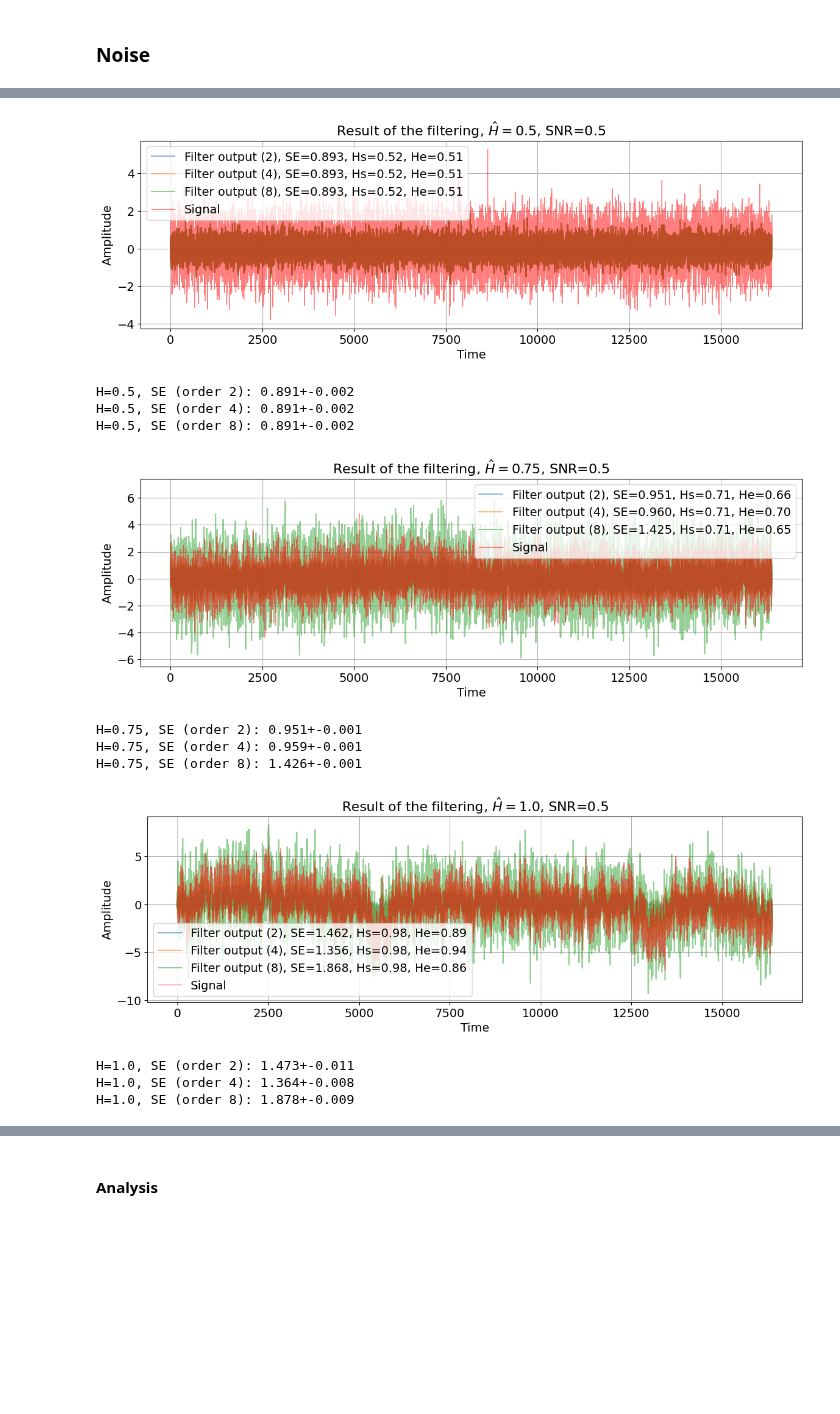
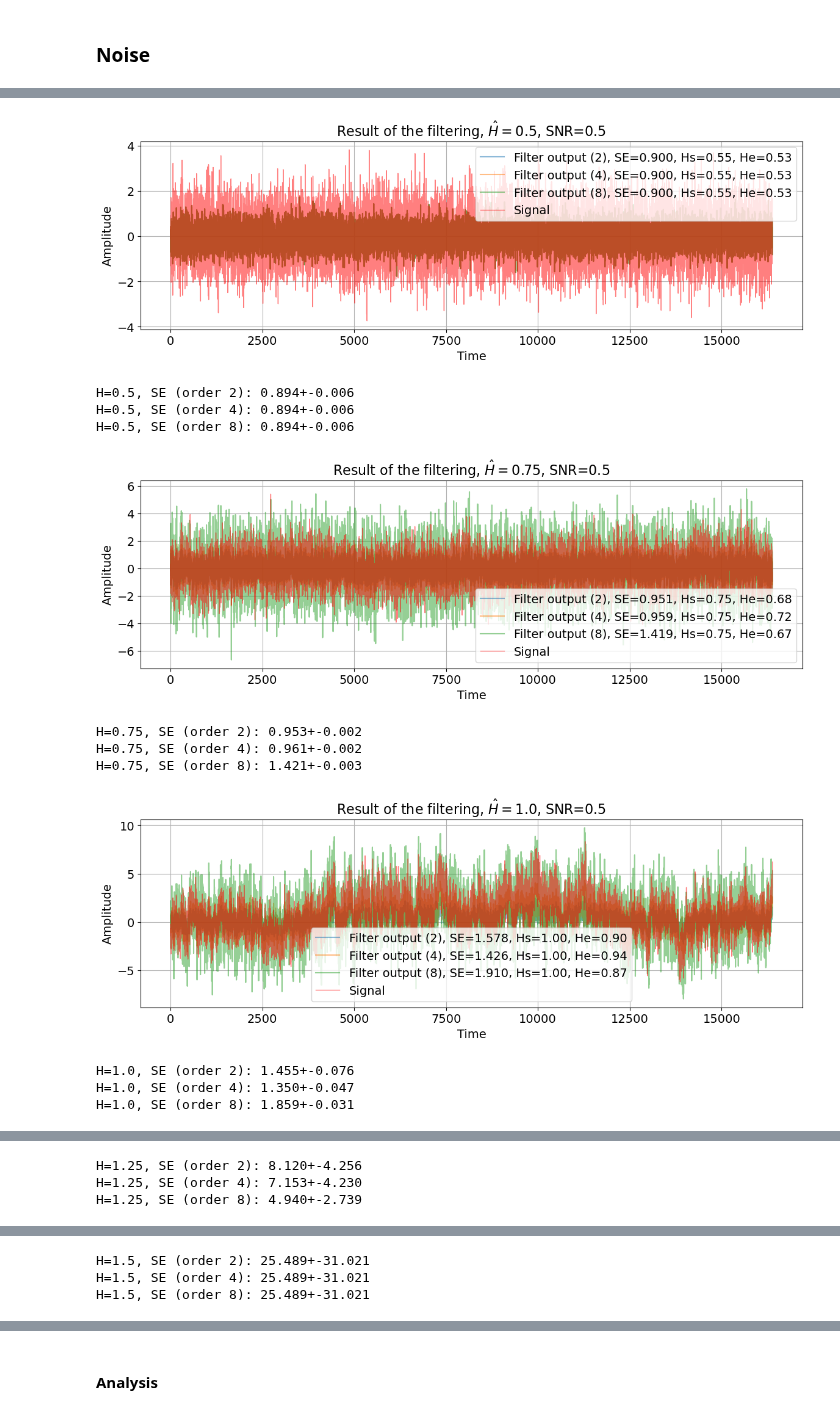
Before and after one commit to Digiratory/FluctuationAnalysisTools, a Jupyter notebook: research/kalman_filter/kalman-kasdin.ipynb, the cells around one changed output, grey strips where cells are left out. Drawn from its saved outputs; the diff is of its cells as text; code cells hidden in the pictures; blank space fills up the shorter version.

```diff
--- a/research/kalman_filter/kalman-kasdin.ipynb
+++ b/research/kalman_filter/kalman-kasdin.ipynb
@@ -93,7 +95,7 @@ test_df = pd.DataFrame(
 # %%
 s = TRJ_LEN
 for h in H_LIST:
-    for _ in range(15):
+    for _ in tqdm(range(15)):
         signal = get_signal(h, TRJ_LEN, s)
         h_signal = get_extra_h_dfa(signal)
         test_df.loc[len(test_df)] = [
@@ -140,7 +142,9 @@ plt.show()
 s = TRJ_LEN
 h = 0.8
 generated_signal = get_signal(h, TRJ_LEN, s)
-gaps_signal, gaps = add_poisson_gaps(generated_signal, 0.2, 2.0)
+gap_rate = 0.2
+length_rate = 2.0
+gaps_signal, gaps = add_poisson_gaps(generated_signal, gap_rate, length_rate)
 
 plt.figure(figsize=(16, 12))
 plt.subplot(2, 2, 1)
@@ -206,7 +210,8 @@ metrics_df = pd.DataFrame(
         "signal_len",
         "s",
         "r",
-        "Gaps",
+        "gap_rate",
+        "length_rate",
         "SE",
     ]
 )
@@ -217,8 +222,10 @@ axis_fontsize = 14
 label_fontsize = 14
 legend_fontsize = 14
 title_fontsize = 16
-n = 2
-for h in H_LIST[0:3]:
+n = 1
+gap_rate = 0.2
+length_rate = 2.0
+for h in H_LIST[0:9]:
     se_dict = {}
     for r in get_r_list():
         se_dict[r] = []
@@ -227,17 +234,16 @@ for h in H_LIST[0:3]:
         signal = get_signal(h, TRJ_LEN, s, normalize=False)
         if i == 0:
             plt.figure(figsize=(14, 4))
-        snr = 0.5
         new_signal = signal
         if get_extra_h_dfa(signal) > 1.5:
             new_signal = np.diff(signal)
-        noisy_signal, noise = add_noise(new_signal, ratio=snr)
+        gaps_signal, _ = add_poisson_gaps(generated_signal, gap_rate, length_rate)
 
         r_list = get_r_list()
         h_s = get_extra_h_dfa(signal)
         for r in r_list:
             estimated_signal = apply_kalman_filter(
-                new_signal, noisy_signal, h, r, noise
+                new_signal, gaps_signal, h, r
             )
             if get_extra_h_dfa(signal) > 1.5:
                 estimated_signal = np.cumsum(estimated_signal)
@@ -260,7 +266,8 @@ for h in H_LIST[0:3]:
                 len(signal),
                 s,
                 r,
-                snr,
+                gap_rate,
+                length_rate,
                 se,
             ]
 
@@ -278,7 +285,7 @@ for h in H_LIST[0:3]:
             plt.legend(fontsize=legend_fontsize)
             plt.tick_params(labelsize=label_fontsize)
             plt.title(
-                f"Result of the filtering, $\\hat{{H}}=${h}, SNR={snr}",
+                f"Result of the filtering, $\\hat{{H}}=${h}, gaps length rate={length_rate}",
                 fontdict={"fontsize": title_fontsize},
             )
             plt.grid(True)
@@ -370,8 +444,9 @@ axis_fontsize = 14
 label_fontsize = 14
 legend_fontsize = 14
 title_fontsize = 16
-n = 2
-for h in H_LIST[0:3]:
+snr = 0.5
+n = 5
+for h in H_LIST:
     se_dict = {}
     for r in get_r_list():
         se_dict[r] = []
@@ -380,21 +455,15 @@ for h in H_LIST[0:3]:
         signal = get_signal(h, TRJ_LEN, s, normalize=False)
         if i == 0:
             plt.figure(figsize=(14, 4))
-        snr = 0.5
-        new_signal = signal
-        if get_extra_h_dfa(signal) > 1.5:
-            new_signal = np.diff(signal)
-        noisy_signal, noise = add_noise(new_signal, ratio=snr)
-
+        adjusted_signal, applied_steps = adjust_hurst_to_range(signal)
+        noisy_signal, noise = add_noise(adjusted_signal, ratio=snr)
         r_list = get_r_list()
         h_s = get_extra_h_dfa(signal)
         for r in r_list:
             estimated_signal = apply_kalman_filter(
-                new_signal, noisy_signal, h, r, noise
+                adjusted_signal, noisy_signal, h, r, noise
             )
-            if get_extra_h_dfa(signal) > 1.5:
-                estimated_signal = np.cumsum(estimated_signal)
-
+            estimated_signal = reverse_hurst_adjustment(estimated_signal, applied_steps)
             se = np.nanstd(signal[0 : len(estimated_signal)] - estimated_signal)
             se_dict[r].append(se)
 
@@ -413,42 +482,42 @@ for h in H_LIST[0:3]:
                 len(signal),
                 s,
                 r,
                 snr,
                 se,
             ]
 
         if i == 0:
             plt.plot(
                 signal,
                 label="Signal",
                 color="red",
                 alpha=0.5,
                 linewidth=1,
             )
             plt.xlabel("Time", fontsize=axis_fontsize)
             plt.ylabel("Amplitude", fontsize=axis_fontsize)
             # plt.xlim(2000, 2100)
             plt.legend(fontsize=legend_fontsize)
             plt.tick_params(labelsize=label_fontsize)
             plt.title(
                 f"Result of the filtering, $\\hat{{H}}=${h}, SNR={snr}",
                 fontdict={"fontsize": title_fontsize},
             )
             plt.grid(True)
             plt.show()
 
     for k, v in se_dict.items():
         print(f"H={h}, SE (order {k}): {np.mean(v):.3f}+-{np.std(v):.3f}")
 # %% [output]
-[figure, old version]
+[figure, new version]
-H=0.5, SE (order 2): 0.891+-0.002
-H=0.5, SE (order 4): 0.891+-0.002
-H=0.5, SE (order 8): 0.891+-0.002
+H=0.5, SE (order 2): 0.894+-0.006
+H=0.5, SE (order 4): 0.894+-0.006
+H=0.5, SE (order 8): 0.894+-0.006
-[figure, old version]
+[figure, new version]
-H=0.75, SE (order 2): 0.951+-0.001
-H=0.75, SE (order 4): 0.959+-0.001
-H=0.75, SE (order 8): 1.426+-0.001
+H=0.75, SE (order 2): 0.953+-0.002
+H=0.75, SE (order 4): 0.961+-0.002
+H=0.75, SE (order 8): 1.421+-0.003
-[figure, old version]
+[figure, new version]
-H=1.0, SE (order 2): 1.473+-0.011
-H=1.0, SE (order 4): 1.364+-0.008
-H=1.0, SE (order 8): 1.878+-0.009
+H=1.0, SE (order 2): 1.455+-0.076
+H=1.0, SE (order 4): 1.350+-0.047
+H=1.0, SE (order 8): 1.859+-0.031
@@ -454,0 +525,3 @@ H=1.0, SE (order 8): 1.878+-0.009
+H=1.25, SE (order 2): 8.120+-4.256
+H=1.25, SE (order 4): 7.153+-4.230
+H=1.25, SE (order 8): 4.940+-2.739
@@ -454,0 +529,3 @@ H=1.0, SE (order 8): 1.878+-0.009
+H=1.5, SE (order 2): 25.489+-31.021
+H=1.5, SE (order 4): 25.489+-31.021
+H=1.5, SE (order 8): 25.489+-31.021
```
Also changed, not shown: parts of 18 cells of this notebook, 3 other files.
